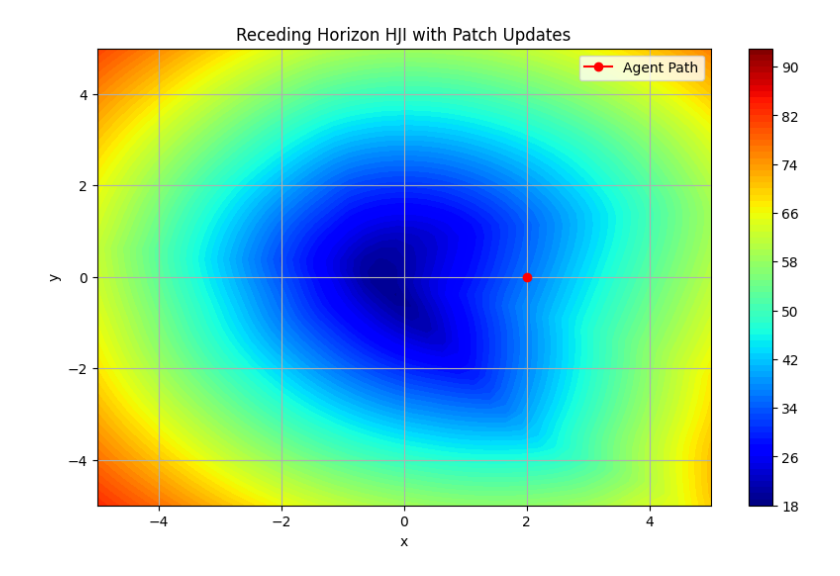
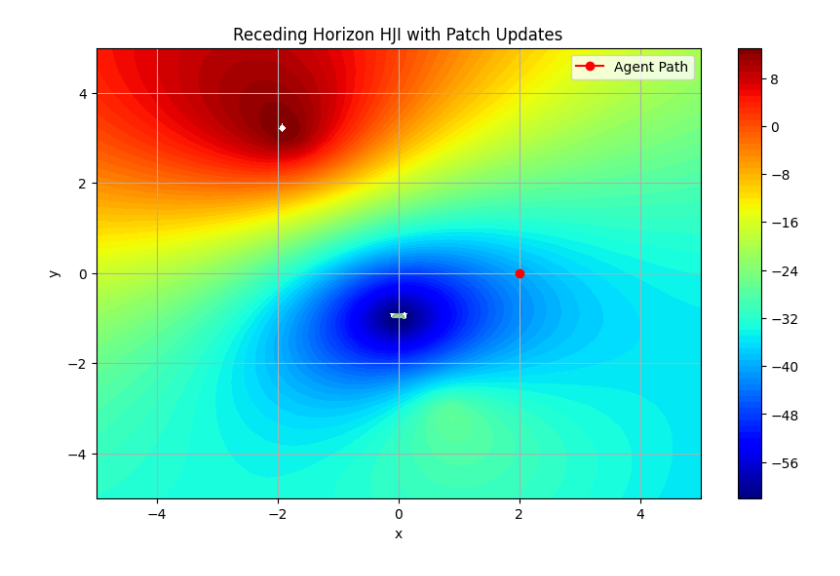
Before and after one commit to RN0H/Receding-HJ-reachability, a Jupyter notebook: notebooks/unicycle_rh_hji.ipynb, the cells around one changed output. Drawn from its saved outputs; the diff is of its cells as text; code cells hidden in the pictures.

Commit message:
mppi works with receding hji; TBD add trajectory cost (done by vat), ablation study

```diff
--- a/notebooks/unicycle_rh_hji.ipynb
+++ b/notebooks/unicycle_rh_hji.ipynb
@@ -96,8 +164,10 @@ for obs in obstacles:
 # %%
 # --- Global solve ---
-times = jnp.linspace(0., -3.0, 61)
-solver_settings = hj.SolverSettings.with_accuracy("high", hamiltonian_postprocessor=hj.solver.backwards_reachable_tube)
-all_values = hj.solve(solver_settings, dynamics, grid, times, initial_values)
+times = jnp.linspace(0., -0.5, 1)
+solver_settings_high_acc = hj.SolverSettings.with_accuracy("high", hamiltonian_postprocessor=hj.solver.backwards_reachable_tube)
+solver_settings_low_acc = hj.SolverSettings.with_accuracy("low", hamiltonian_postprocessor=hj.solver.backwards_reachable_tube)
+
+all_values = hj.solve(solver_settings_low_acc, dynamics, grid, times, initial_values)
 
 # --- Patch Extraction ---
 def extract_local_patch(grid, values, center_state, patch_shape):
@@ -118,7 +188,6 @@ def extract_local_patch(grid, values, center_state, patch_shape):
     # center_xy = jnp.array([center_state[0], center_state[1]])
     # dists = jnp.linalg.norm(coords - center_xy, axis=-1)
     # sub_values = jnp.where(dists <= 0.3, sub_values, 10)  # ∞: excluded from solve
-
     return subgrid, sub_values, slices
 
 # --- Reintegrate Function ---
@@ -150,50 +353,65 @@ vmin, vmax = values.min(), values.max()
 levels = jnp.linspace(round(vmin), round(vmax), round(vmax) - round(vmin) + 1)
 
 fig, ax = plt.subplots(figsize=(10, 6))
-history_np = np.stack(history)
+trajectory_np = np.stack(trajectory)
 
 # Obstacles and goal
-circle_patches = []
+
+#reset obstacle and goal positions
+obstacles = [
+    {"center": [0.8, -3.0], "radius": 0.1},
+    {"center": [-1.8, 3.0], "radius": 0.1},
+]
+
+goals = [
+        {"center": [0.0, -1.0], "radius": 0.1}
+        ]
+
+
+obstacle_patches = []
 for obs in obstacles:
     circle = plt.Circle(obs["center"], obs["radius"], color='red', alpha=0.4)
     ax.add_patch(circle)
-    circle_patches.append(circle)
+    obstacle_patches.append(circle)
 
-goal_circle = plt.Circle(goal["center"], goal["radius"], color='green', alpha=0.3)
-ax.add_patch(goal_circle)
+goal_patches = []
+for goal in goals:
+    circle = plt.Circle(goal["center"], goal["radius"], color='green', alpha=0.4)
+    ax.add_patch(circle)
+    goal_patches.append(circle)
 
 agent_dot, = ax.plot([], [], 'ro-', label='Agent Path')
 
 ax.set_title("Receding Horizon HJI with Patch Updates")
 ax.set_xlabel("x")
 ax.set_ylabel("y")
 ax.grid(True)
 ax.legend()
 
 # Initial plot to set colorbar
 init_contour = ax.contourf(grid.coordinate_vectors[0],
                            grid.coordinate_vectors[1],
                            values_hist[-1][:, :, grid.shape[2] // 2].T, # get value of theta = 0
                            levels=levels, cmap='jet')
 fig.colorbar(init_contour)
 
 contour_ref = [init_contour]
 
 def animate(i):
     for coll in contour_ref[0].collections:
         coll.remove()
     contour = ax.contourf(grid.coordinate_vectors[0],
                           grid.coordinate_vectors[1],
                           values_hist[i][:, :, grid.shape[2] // 2].T,
                           levels=levels, cmap='jet')
     contour_ref[0] = contour
-    agent_dot.set_data(history_np[:i+1, 0], history_np[:i+1, 1])
-    return contour.collections + [agent_dot]  + circle_patches + [goal_circle]
+    agent_dot.set_data(trajectory_np[:i+1, 0], trajectory_np[:i+1, 1])
+    return contour.collections + [agent_dot]  + obstacle_patches  +  goal_patches
 
 ani = animation.FuncAnimation(fig, animate, frames=len(values_hist), blit=True)
 plt.show()
 # %% [output]
-[figure, old version]
+[figure, new version]
 # %%
 print(vmax)
 # %% [output]
```
Also changed, not shown: parts of 12 cells of this notebook, 15 other files.
